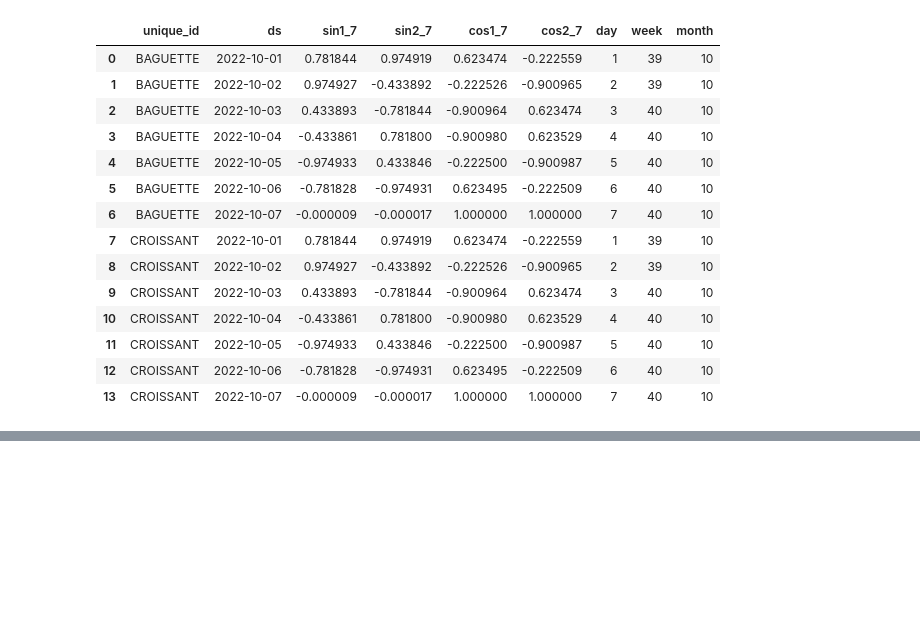
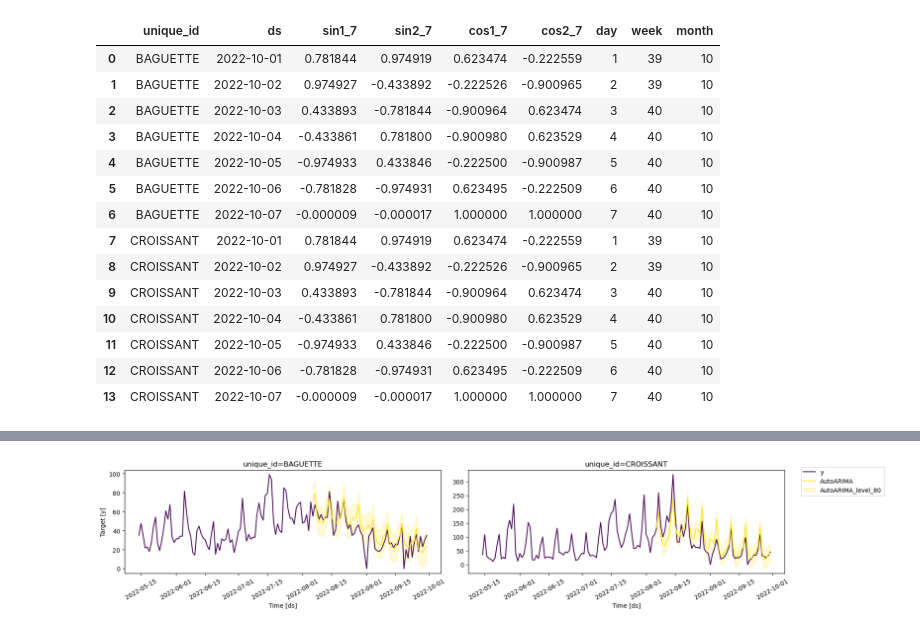
Before and after one commit to BMMUGOMBA/Time_Series, a Jupyter notebook: intro-freecodecamp.ipynb, the cells around one changed output, grey strips where cells are left out. Saved outputs shown, nothing was run; the diff lists cells and outputs as text; code cells hidden in the pictures; blank space fills up the shorter version.

```diff
--- a/intro-freecodecamp.ipynb
+++ b/intro-freecodecamp.ipynb
@@ -508,0 +550,26 @@ Prediction intervals
+# %%
+models = [
+    AutoARIMA(season_length=7)
+]
+
+sf = StatsForecast(models=models, freq="D")
+cv_prob_df = sf.cross_validation(
+    h=horizon,
+    df=small_df,
+    n_windows=8,
+    step_size=7,
+    refit=True,
+    level=[80],
+)
+# %%
+plot_series(
+    df=small_df,
+    forecasts_df=cv_prob_df.drop(["y", "cutoff"], axis=1),
+    ids=["BAGUETTE", "CROISSANT"],
+    models=["AutoARIMA"],
+    max_insample_length=140,
+    level=[80],
+    palette="viridis"
+)
+# %% [output]
+[figure, added]
```
Also changed, not shown: parts of 9 cells of this notebook.
